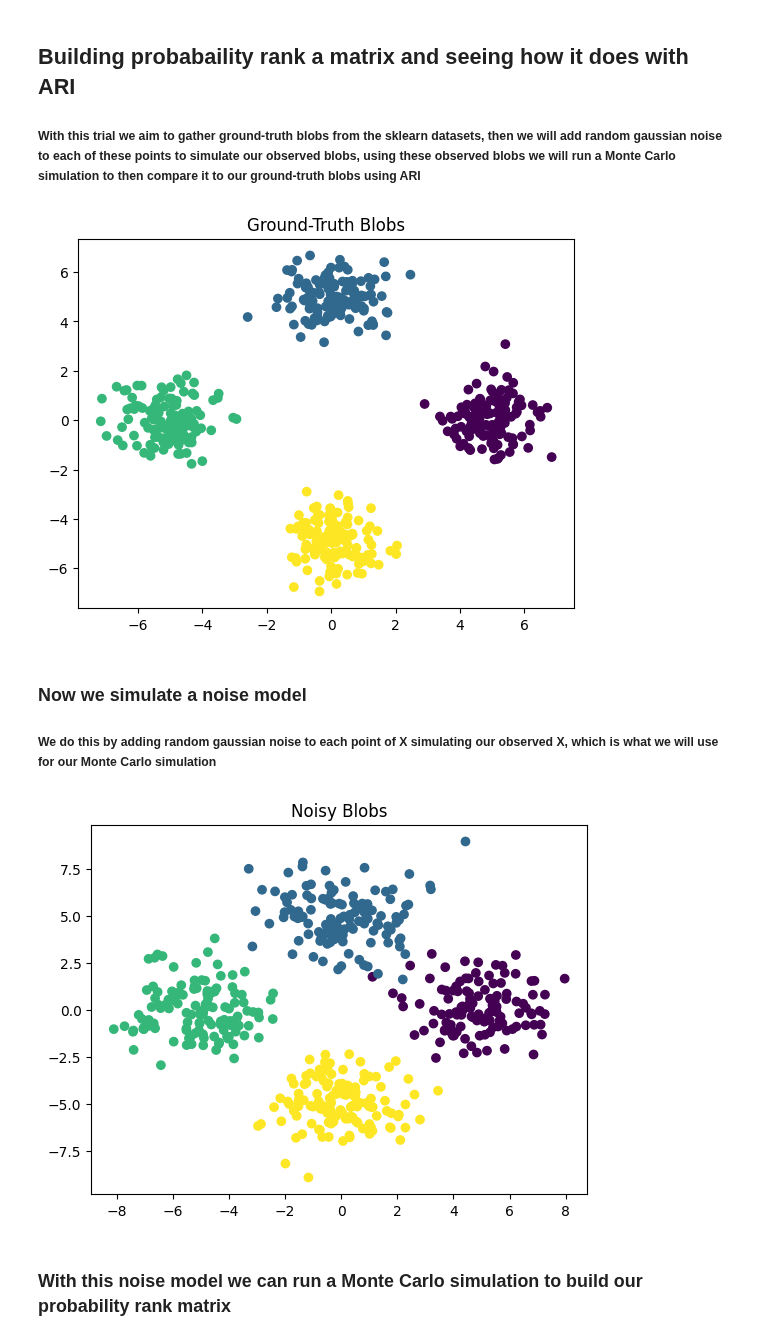
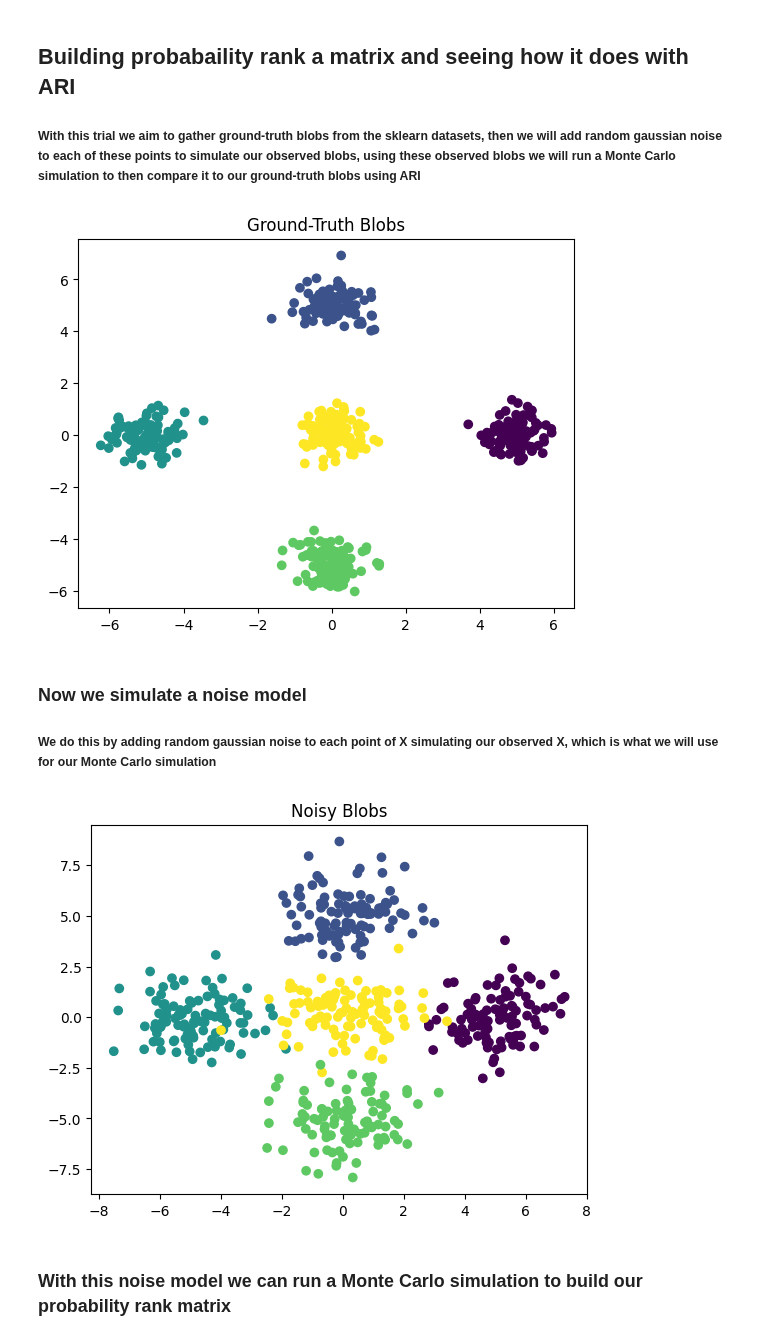
Before and after one commit to RobinB1lo/New-HDBSCAN, a Jupyter notebook: trials/probability_rank.ipynb, the cells around one changed output. Cells and saved outputs as stored; diff of their text form; code cells hidden in the pictures.

```diff
--- a/trials/probability_rank.ipynb
+++ b/trials/probability_rank.ipynb
@@ -4,19 +4,19 @@
 # %%
 from sklearn.datasets import make_blobs
 import matplotlib.pyplot as plt
 
 X, true_labels = make_blobs(
     n_samples = 500,
-    centers = [(5, 0), (0, 5), (-5, 0), (0, -5)],
-    cluster_std = 0.8,
+    centers = [(5, 0), (0, 5), (-5, 0), (0, -5), (0, 0)],
+    cluster_std = 0.5,
     random_state = 42
 )
 
 plt.scatter(X[:,0], X[:,1], c=true_labels, cmap='viridis')
 plt.title("Ground-Truth Blobs")
 plt.show ()
 # %% [output]
-[figure, old version]
+[figure, new version]
 # %% [markdown]
 ### Now we simulate a noise model
 ##### We do this by adding random gaussian noise to each point of X simulating our observed X, which is what we will use for our Monte Carlo simulation
@@ -30,7 +30,7 @@ plt.scatter(X_obs[:,0], X_obs[:,1], c=true_labels, cmap="viridis")
 plt.title("Noisy Blobs")
 plt.show()
 # %% [output]
-[figure, old version]
+[figure, new version]
 # %% [markdown]
 ### With this noise model we can run a Monte Carlo simulation to build our probability rank matrix
 # %%
```
Also changed, not shown: parts of 3 cells of this notebook, 1 other file.
